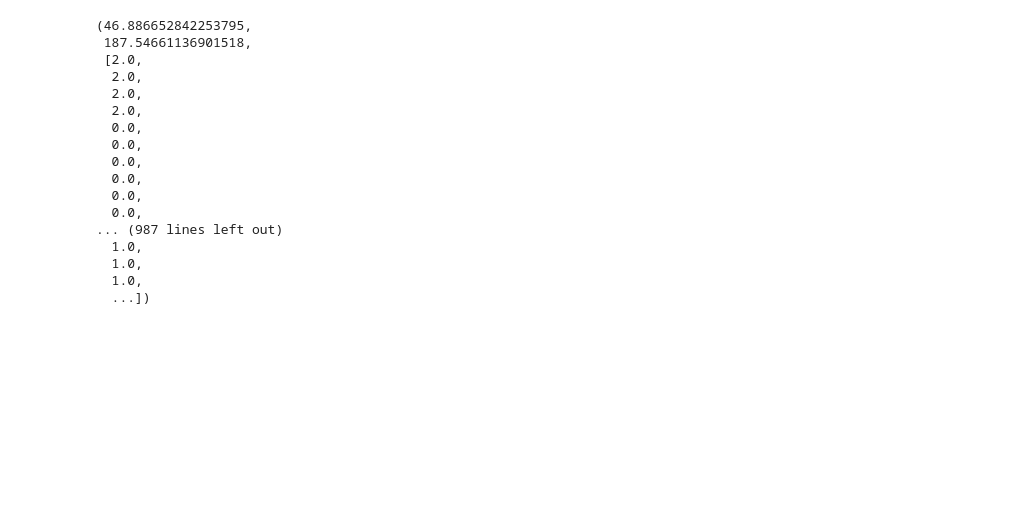
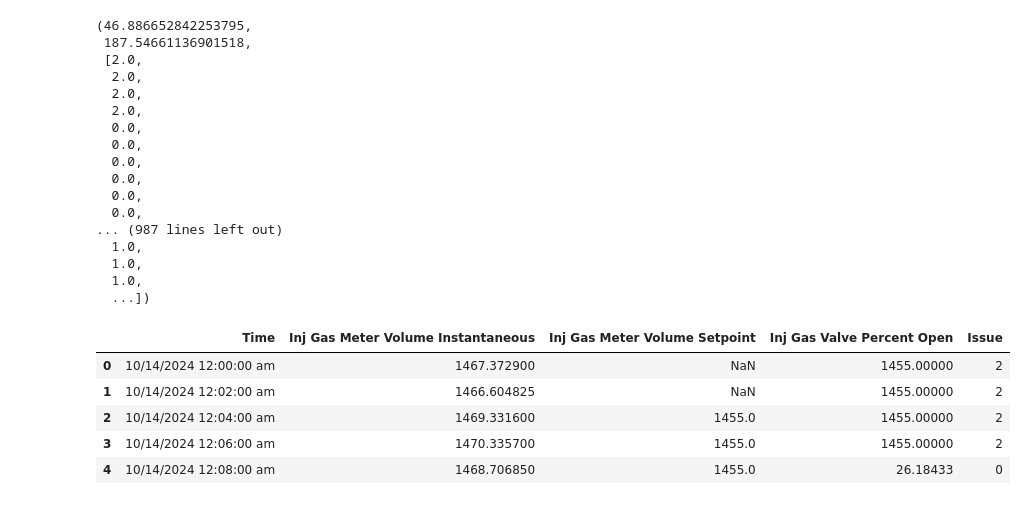
Before and after one commit to MagnusChase03/PFAD, a Jupyter notebook: api/Preproccess.ipynb, the cells around one changed output. Cells and saved outputs as stored; diff of their text form; code cells hidden in the pictures; blank space fills up the shorter version.

```diff
--- a/api/Preproccess.ipynb
+++ b/api/Preproccess.ipynb
@@ -851,3 +851,12 @@ find_blockage(dataset)
   1.0,
   1.0,
   ...])
+# %%
+df.head()
+# %% [output]
+|  | Time | Inj Gas Meter Volume Instantaneous | Inj Gas Meter Volume Setpoint | Inj Gas Valve Percent Open | Issue |
+| 0 | 10/14/2024 12:00:00 am | 1467.372900 | NaN | 1455.00000 | 2 |
+| 1 | 10/14/2024 12:02:00 am | 1466.604825 | NaN | 1455.00000 | 2 |
+| 2 | 10/14/2024 12:04:00 am | 1469.331600 | 1455.0 | 1455.00000 | 2 |
+| 3 | 10/14/2024 12:06:00 am | 1470.335700 | 1455.0 | 1455.00000 | 2 |
+| 4 | 10/14/2024 12:08:00 am | 1468.706850 | 1455.0 | 26.18433 | 0 |
```
Also changed, not shown: 2 other files.
